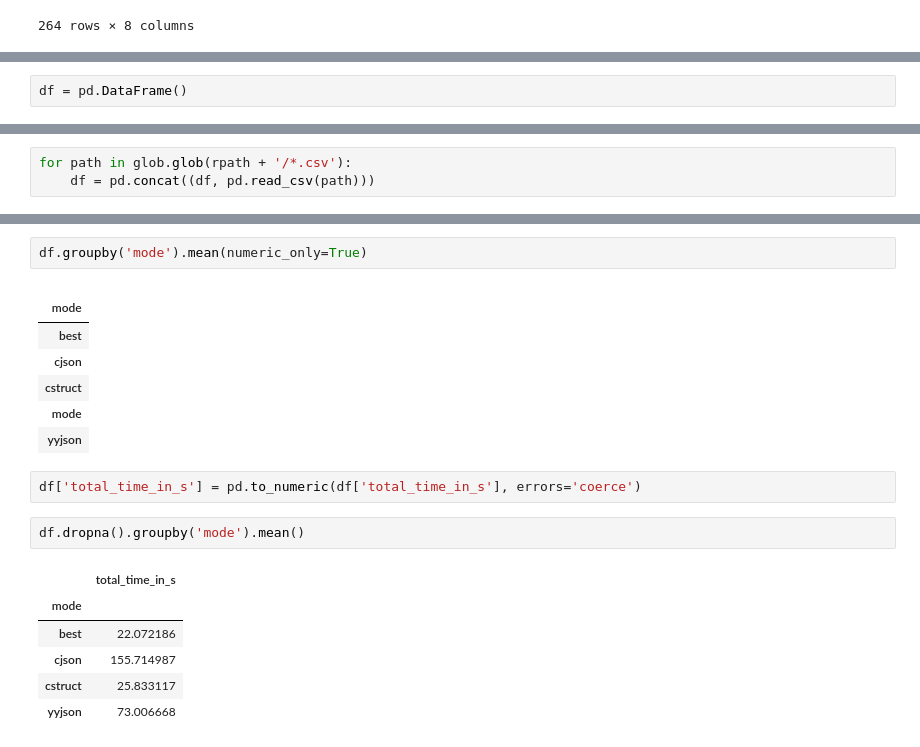
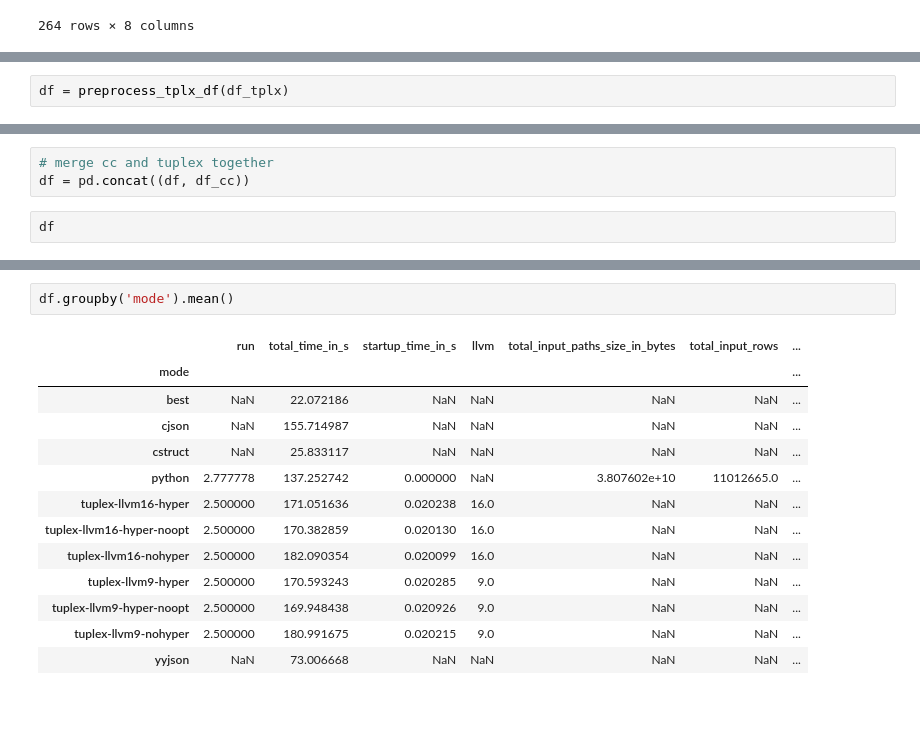
Before and after one commit to LeonhardFS/tuplex-public, a Jupyter notebook: benchmarks/nextconf/hyperspecialization/notebooks/01_Github_Analysis.ipynb, the cells around one changed output, grey strips where cells are left out. Drawn from its saved outputs; the diff is of its cells as text; blank space fills up the shorter version.

```diff
--- a/benchmarks/nextconf/hyperspecialization/notebooks/01_Github_Analysis.ipynb
+++ b/benchmarks/nextconf/hyperspecialization/notebooks/01_Github_Analysis.ipynb
@@ -132,0 +177,2 @@ best_results.csv  cjson_results.csv  cstruct_results.csv  yyjson_results.csv
+# %%
+df = preprocess_tplx_df(df_tplx)
@@ -133,2 +189,5 @@ best_results.csv  cjson_results.csv  cstruct_results.csv  yyjson_results.csv
+# %%
+# merge cc and tuplex together
+df = pd.concat((df, df_cc))
 # %%
-df = pd.DataFrame()
+df
@@ -139,3 +207,0 @@ rpath = '/home/leonhards/projects/tuplex-public/benchmarks/nextconf/hyperspecial
-# %%
-for path in glob.glob(rpath + '/*.csv'):
-    df = pd.concat((df, pd.read_csv(path)))
@@ -142,21 +229,16 @@ for path in glob.glob(rpath + '/*.csv'):
 # %%
-df.groupby('mode').mean(numeric_only=True)
+df.groupby('mode').mean()
 # %% [output]
-|  |
-| mode |
-| best |
-| cjson |
-| cstruct |
-| mode |
-| yyjson |
+|  | run | total_time_in_s | startup_time_in_s | llvm | total_input_paths_size_in_bytes | total_input_rows | ... |
+| mode |  |  |  |  |  |  | ... |
+| best | NaN | 22.072186 | NaN | NaN | NaN | NaN | ... |
+| cjson | NaN | 155.714987 | NaN | NaN | NaN | NaN | ... |
+| cstruct | NaN | 25.833117 | NaN | NaN | NaN | NaN | ... |
+| python | 2.777778 | 137.252742 | 0.000000 | NaN | 3.807602e+10 | 11012665.0 | ... |
+| tuplex-llvm16-hyper | 2.500000 | 171.051636 | 0.020238 | 16.0 | NaN | NaN | ... |
+| tuplex-llvm16-hyper-noopt | 2.500000 | 170.382859 | 0.020130 | 16.0 | NaN | NaN | ... |
+| tuplex-llvm16-nohyper | 2.500000 | 182.090354 | 0.020099 | 16.0 | NaN | NaN | ... |
+| tuplex-llvm9-hyper | 2.500000 | 170.593243 | 0.020285 | 9.0 | NaN | NaN | ... |
+| tuplex-llvm9-hyper-noopt | 2.500000 | 169.948438 | 0.020926 | 9.0 | NaN | NaN | ... |
+| tuplex-llvm9-nohyper | 2.500000 | 180.991675 | 0.020215 | 9.0 | NaN | NaN | ... |
+| yyjson | NaN | 73.006668 | NaN | NaN | NaN | NaN | ... |
-# %%
-df['total_time_in_s'] = pd.to_numeric(df['total_time_in_s'], errors='coerce')
-# %%
-df.dropna().groupby('mode').mean()
-# %% [output]
-|  | total_time_in_s |
-| mode |  |
-| best | 22.072186 |
-| cjson | 155.714987 |
-| cstruct | 25.833117 |
-| yyjson | 73.006668 |
```
Also changed, not shown: parts of 14 cells of this notebook.
